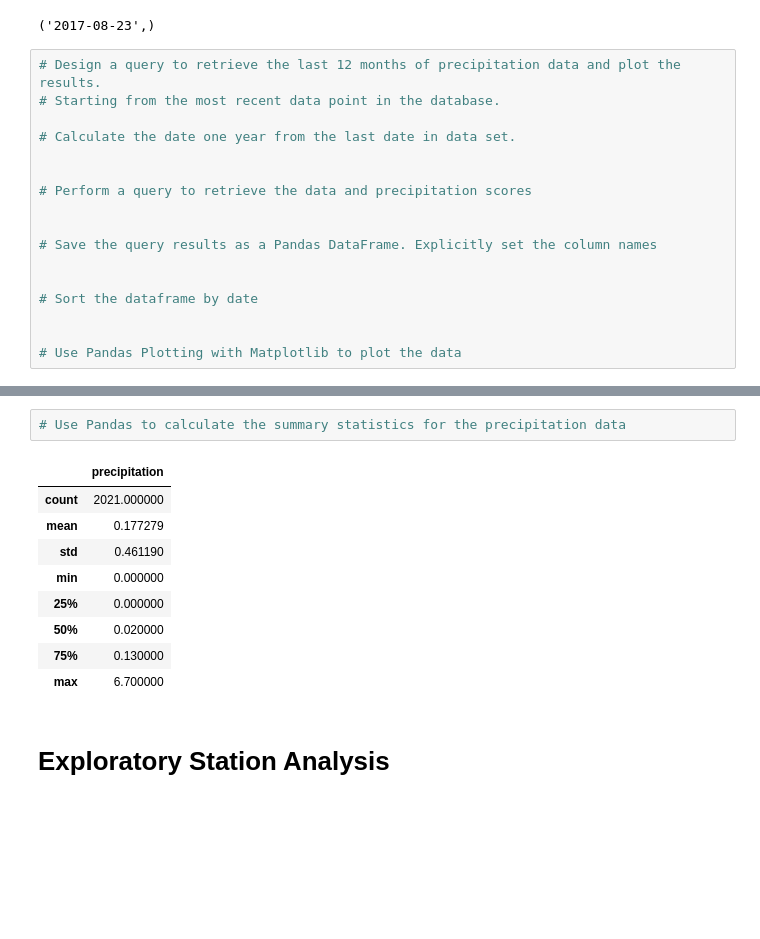
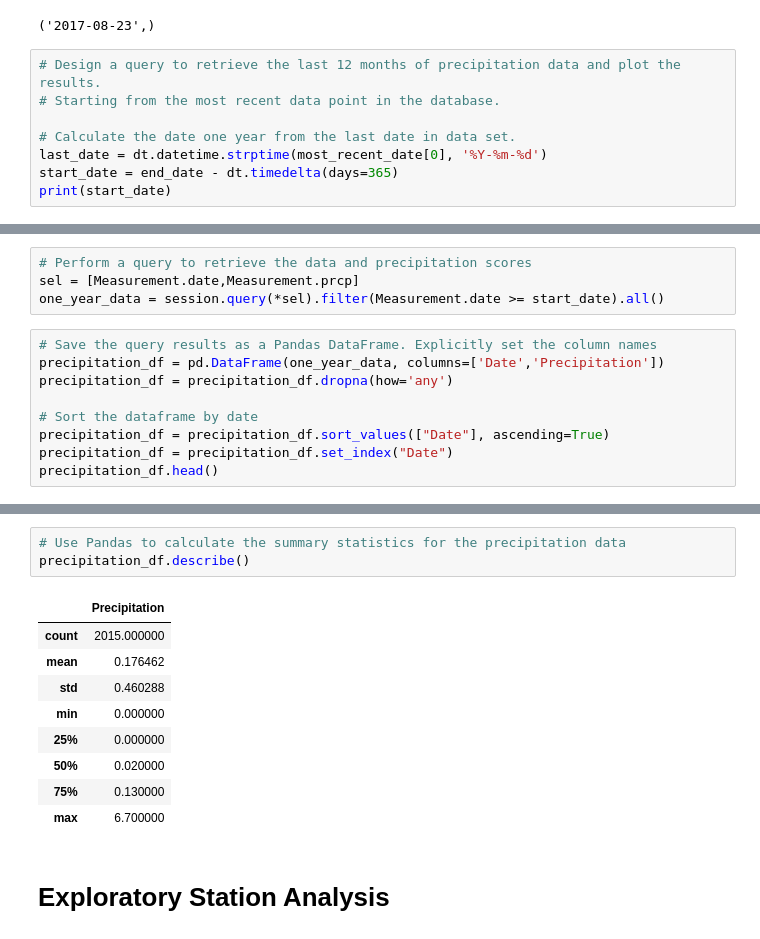
Before and after one commit to colca6/sqlalchemy-challenge, a Jupyter notebook: SurfsUp/climate_starter.ipynb, the cells around one changed output, grey strips where cells are left out. Cells and saved outputs as stored; diff of their text form; blank space fills up the shorter version.

```diff
--- a/SurfsUp/climate_starter.ipynb
+++ b/SurfsUp/climate_starter.ipynb
@@ -78,16 +78,7 @@ print(most_recent_date)
 # Starting from the most recent data point in the database.
 
 # Calculate the date one year from the last date in data set.
-
-
-# Perform a query to retrieve the data and precipitation scores
-
-
-# Save the query results as a Pandas DataFrame. Explicitly set the column names
-
-
-# Sort the dataframe by date
-
-
-# Use Pandas Plotting with Matplotlib to plot the data
+last_date = dt.datetime.strptime(most_recent_date[0], '%Y-%m-%d')
+start_date = end_date - dt.timedelta(days=365)
+print(start_date)
 # %% [output]
@@ -95,0 +86,13 @@ Text(0, 0.5, 'Inches')
+# %%
+# Perform a query to retrieve the data and precipitation scores
+sel = [Measurement.date,Measurement.prcp]
+one_year_data = session.query(*sel).filter(Measurement.date >= start_date).all()
+# %%
+# Save the query results as a Pandas DataFrame. Explicitly set the column names
+precipitation_df = pd.DataFrame(one_year_data, columns=['Date','Precipitation'])
+precipitation_df = precipitation_df.dropna(how='any')
+
+# Sort the dataframe by date
+precipitation_df = precipitation_df.sort_values(["Date"], ascending=True)
+precipitation_df = precipitation_df.set_index("Date")
+precipitation_df.head()
@@ -96,10 +117,11 @@ Text(0, 0.5, 'Inches')
 # %%
 # Use Pandas to calculate the summary statistics for the precipitation data
+precipitation_df.describe()
 # %% [output]
-|  | precipitation |
-| count | 2021.000000 |
-| mean | 0.177279 |
-| std | 0.461190 |
+|  | Precipitation |
+| count | 2015.000000 |
+| mean | 0.176462 |
+| std | 0.460288 |
 | min | 0.000000 |
 | 25% | 0.000000 |
 | 50% | 0.020000 |
```
Also changed, not shown: parts of 8 cells of this notebook, 1 other file.
